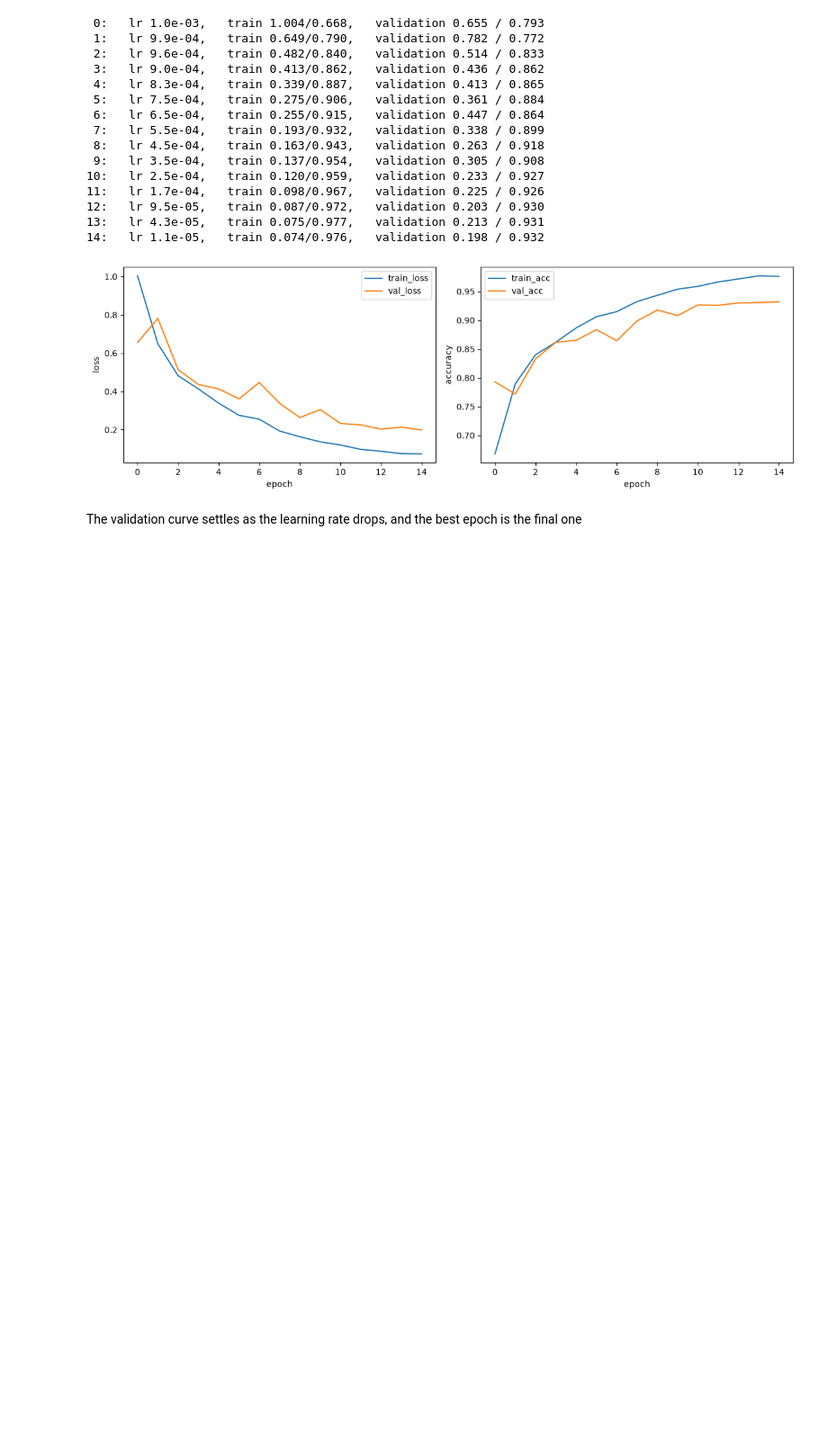
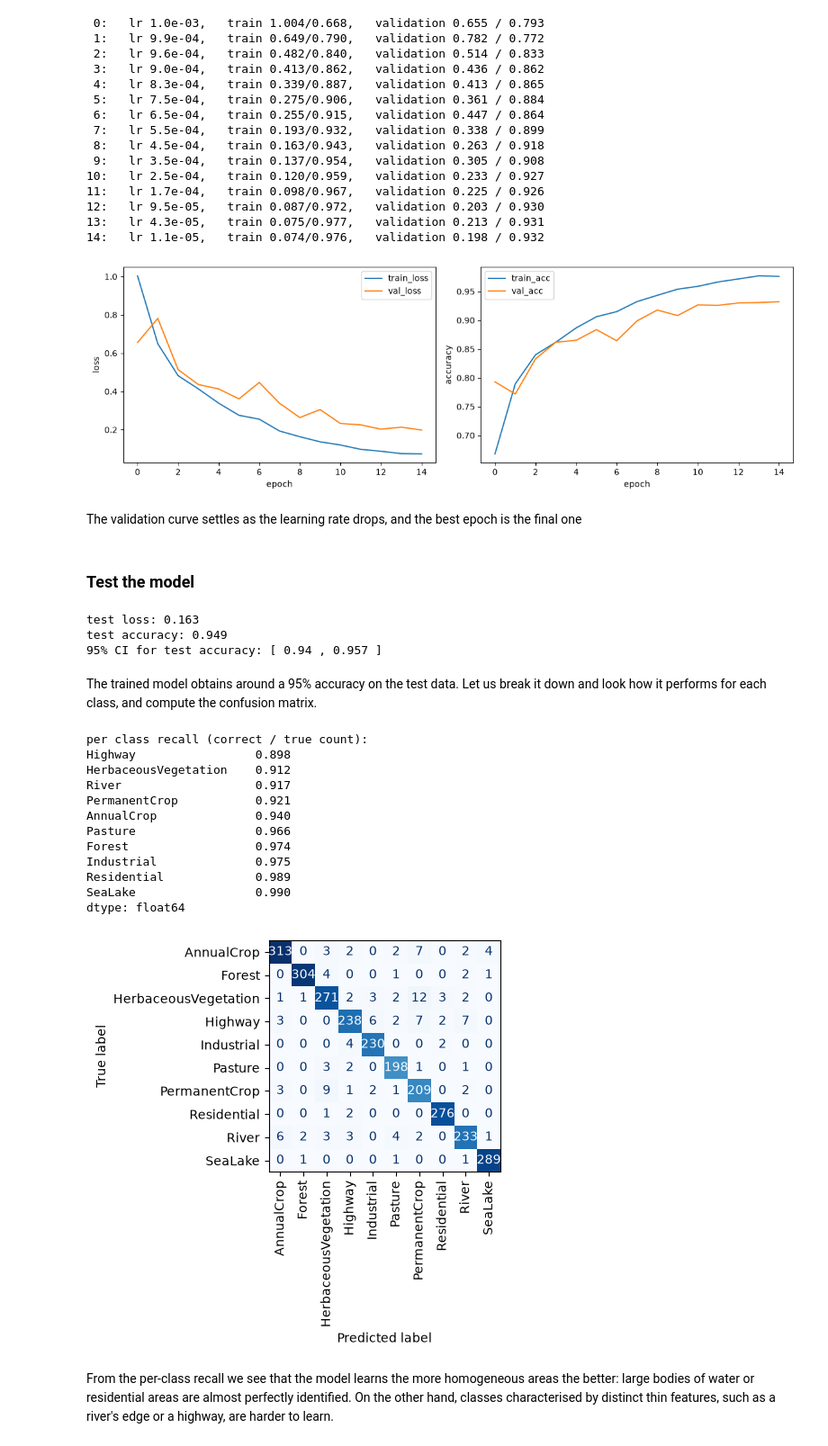
Before and after one commit to davidcirauqui/land_classification, a Jupyter notebook: notebooks/00_pytorch_warmup_eurosat.ipynb, the cells around one changed output. Shown at 90% size. Cells and saved outputs as stored; diff of their text form; code cells hidden in the pictures; blank space fills up the shorter version.

Commit message:
model testing

```diff
--- a/notebooks/00_pytorch_warmup_eurosat.ipynb
+++ b/notebooks/00_pytorch_warmup_eurosat.ipynb
@@ -326,3 +329,68 @@ plt.show()
 [figure]
 # %% [markdown]
 The validation curve settles as the learning rate drops, and the best epoch is the final one
+# %% [markdown]
+### Test the model
+# %%
+# load the optimal model
+path = "../data/processed/eurosat_cnn_best.pt"
+model = CNN().to(device)
+model.load_state_dict(torch.load(path, weights_only = True))
+
+# evaluate it on the test set
+test_loss, test_acc = evaluate(model, test_dataloader, loss_fn, device)
+
+# compute the 95% confidence interval for the accuracy
+std_error = np.sqrt(test_acc * (1 - test_acc) / len(test_dataloader.dataset))
+ci = 1.96 * std_error
+
+print("test loss:", np.round(test_loss, 3))
+print("test accuracy:", np.round(test_acc, 3))
+print("95% CI for test accuracy: [", np.round(test_acc - ci, 3), ",", np.round(test_acc + ci, 3), "]")
+# %% [output]
+test loss: 0.163
+test accuracy: 0.949
+95% CI for test accuracy: [ 0.94 , 0.957 ]
+# %% [markdown]
+The trained model obtains around a 95% accuracy on the test data. Let us break it down and look how it performs for each class, and compute the confusion matrix.
+# %%
+# collect predictions from the test set
+model.eval()
+y_true = []
+y_pred = []
+with torch.no_grad():
+    for X, y in test_dataloader:
+        logits = model (X.to(device))
+        y_pred.append(logits.argmax(dim = 1).cpu())
+        y_true.append(y)
+y_true = torch.cat(y_true).numpy()
+y_pred = torch.cat(y_pred).numpy()
+
+# compute confusion matrix and per-class recall
+cm = confusion_matrix(y_true, y_pred)
+per_class_acc = cm.diagonal() / cm.sum(axis = 1)
+
+
+
+print("per class recall (correct / true count):")
+print(pd.Series(per_class_acc, index=dataset.classes).sort_values().round(3))
+
+disp = ConfusionMatrixDisplay(confusion_matrix = cm, display_labels = dataset.classes)
+disp.plot(colorbar = False, xticks_rotation = 90, cmap = "Blues")
+plt.tight_layout()
+# %% [output]
+per class recall (correct / true count):
+Highway                 0.898
+HerbaceousVegetation    0.912
+River                   0.917
+PermanentCrop           0.921
+AnnualCrop              0.940
+Pasture                 0.966
+Forest                  0.974
+Industrial              0.975
+Residential             0.989
+SeaLake                 0.990
+dtype: float64
+[figure, added]
+# %% [markdown]
+From the per-class recall we see that the model learns the more homogeneous areas the better: large bodies of water or residential areas are almost perfectly identified. On the other hand, classes characterised by distinct thin features, such as a river's edge or a highway, are harder to learn.
```
Also changed, not shown: parts of 2 cells of this notebook.
